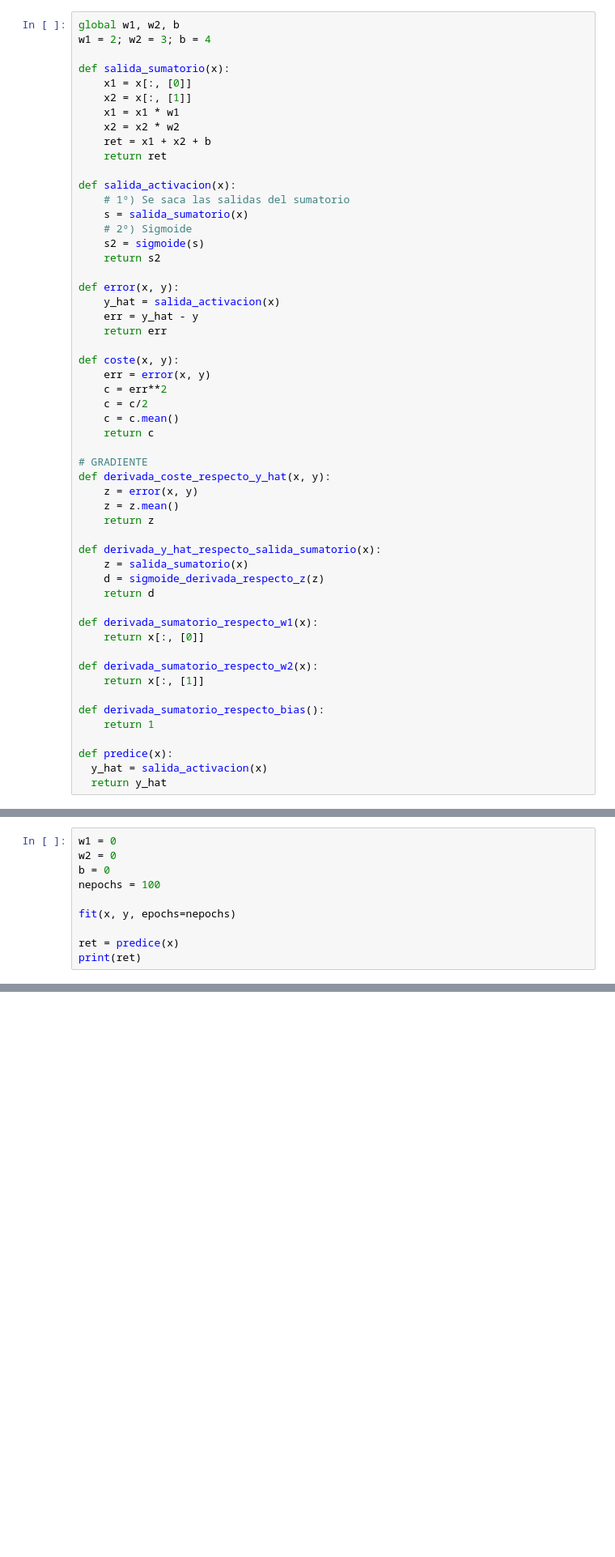
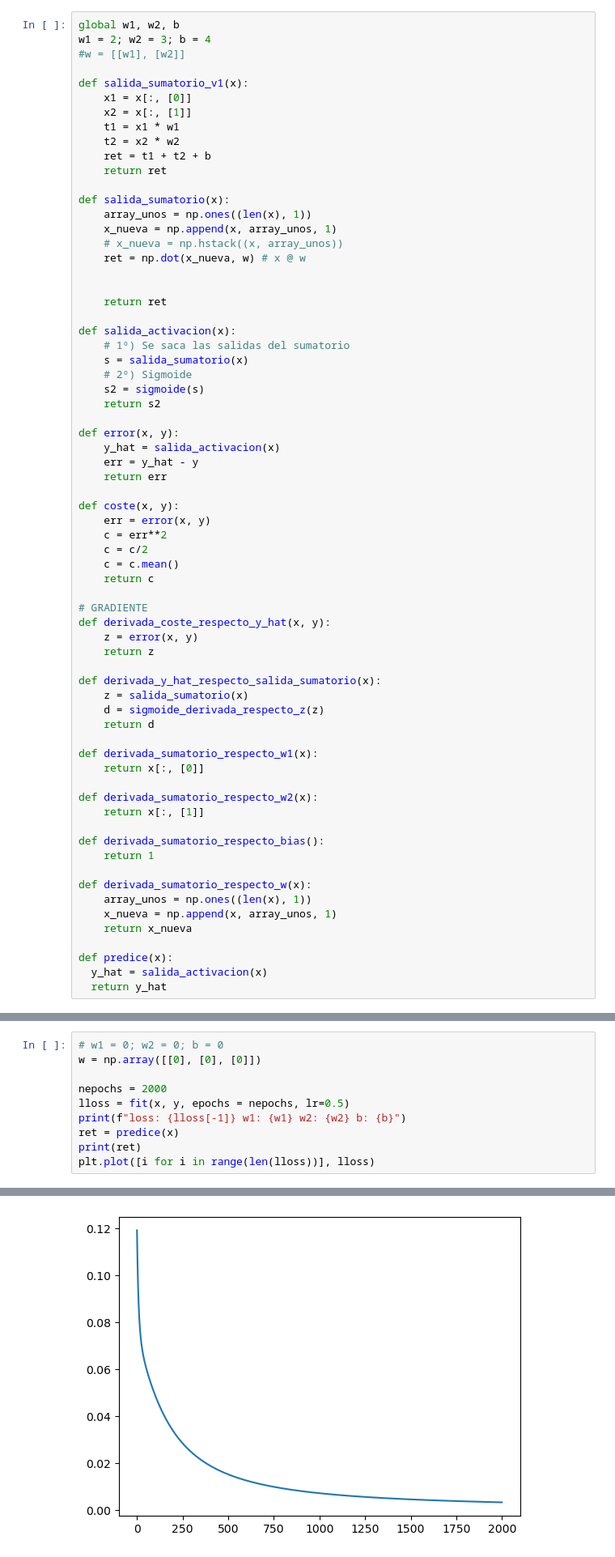
Before and after one commit to DaniMartinezX/carpeta_IA, a Jupyter notebook: Programacion de IA/tirmestre_2/perceptron_1.ipynb, the cells around one changed output, grey strips where cells are left out. Shown at 81% size. Drawn from its saved outputs; the diff is of its cells as text; blank space fills up the shorter version.

```diff
--- a/Programacion de IA/tirmestre_2/perceptron_1.ipynb
+++ b/Programacion de IA/tirmestre_2/perceptron_1.ipynb
@@ -51,13 +82,23 @@ FÓRMULA --> Z = X1 * W1 + X2 * W2 + b
 # %%
 global w1, w2, b
 w1 = 2; w2 = 3; b = 4
+#w = [[w1], [w2]]
+
+def salida_sumatorio_v1(x):
+    x1 = x[:, [0]]
+    x2 = x[:, [1]]
+    t1 = x1 * w1
+    t2 = x2 * w2
+    ret = t1 + t2 + b
+    return ret
 
 def salida_sumatorio(x):
-    x1 = x[:, [0]]
-    x2 = x[:, [1]]
-    x1 = x1 * w1
-    x2 = x2 * w2
-    ret = x1 + x2 + b
+    array_unos = np.ones((len(x), 1))
+    x_nueva = np.append(x, array_unos, 1)
+    # x_nueva = np.hstack((x, array_unos))
+    ret = np.dot(x_nueva, w) # x @ w
+
+
     return ret
 
 def salida_activacion(x):
@@ -82,7 +123,6 @@ def coste(x, y):
 # GRADIENTE
 def derivada_coste_respecto_y_hat(x, y):
     z = error(x, y)
-    z = z.mean()
     return z
 
 def derivada_y_hat_respecto_salida_sumatorio(x):
@@ -99,6 +139,11 @@ def derivada_sumatorio_respecto_w2(x):
 def derivada_sumatorio_respecto_bias():
     return 1
 
+def derivada_sumatorio_respecto_w(x):
+    array_unos = np.ones((len(x), 1))
+    x_nueva = np.append(x, array_unos, 1)
+    return x_nueva
+
 def predice(x):
   y_hat = salida_activacion(x)
   return y_hat
@@ -124,11 +181,11 @@ def fit (x, y, epochs = 100, lr = 0.01):
 # %%
-w1 = 0
-w2 = 0
-b = 0
-nepochs = 100
+# w1 = 0; w2 = 0; b = 0
+w = np.array([[0], [0], [0]])
 
-fit(x, y, epochs=nepochs)
-
+nepochs = 2000
+lloss = fit(x, y, epochs = nepochs, lr=0.5)
+print(f"loss: {lloss[-1]} w1: {w1} w2: {w2} b: {b}")
 ret = predice(x)
 print(ret)
+plt.plot([i for i in range(len(lloss))], lloss)
 # %% [output]
@@ -151,0 +198 @@ loss: 0.12492190552058965 w1: [[0.0006249]
+[figure, added]
```
Also changed, not shown: parts of 11 cells of this notebook, 1 other file.
